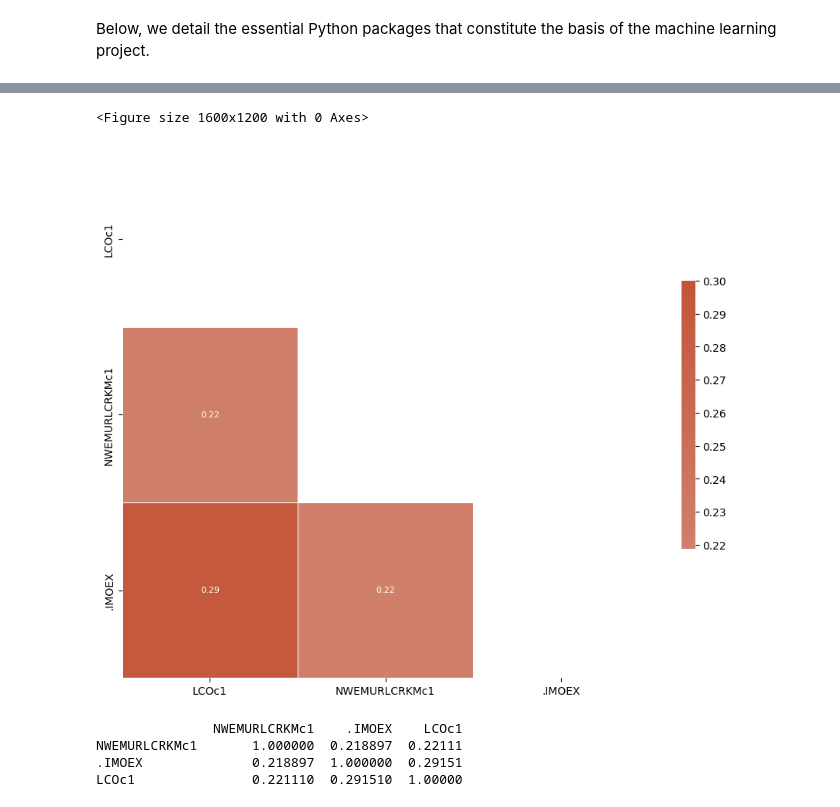
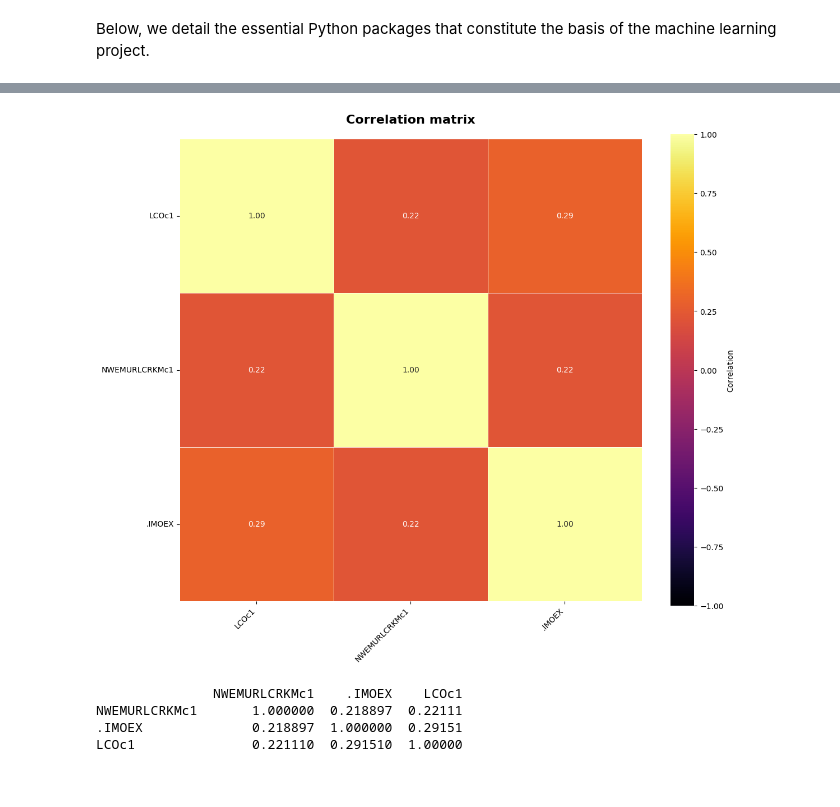
Before and after one commit to Gimkhana/Empirical_Analysis_FM, a Jupyter notebook: Applied_Research_Framework_Git/Applied_projects/Crude_oil_market_analysis/ML_Urals_analysis.ipynb, the cells around one changed output, grey strips where cells are left out. Cells and saved outputs as stored; diff of their text form; code cells hidden in the pictures.

```diff
--- a/Applied_Research_Framework_Git/Applied_projects/Crude_oil_market_analysis/ML_Urals_analysis.ipynb
+++ b/Applied_Research_Framework_Git/Applied_projects/Crude_oil_market_analysis/ML_Urals_analysis.ipynb
@@ -119,33 +117,28 @@ df_urals_zscore = df_urals_standardized[(np.abs(stats.zscore(df_urals_standardiz
 # %%
 import seaborn as sns
 
 correlation_matrix = df_variables_zscore.corr()
 
-# Using seaborn to create a heatmap of the correlation matrix
-plt.figure(figsize=(16, 12))
+plt.figure(figsize=(12, 10))
 
-# Generate a mask for the upper triangle.
-mask = np.triu(np.ones_like(correlation_matrix, dtype=bool))
+sns.heatmap(correlation_matrix,
+            cmap='inferno',
+            vmin=-1,
+            vmax=1,
+            center=0,
+            square=True,
+            linewidths=0.5,
+            annot=True,
+            fmt=".2f",
+            cbar_kws={"label": "Correlation"})
 
-# Set up the matplotlib figure.
-f, ax = plt.subplots(figsize=(11, 9))
-
-# Generate a custom diverging colormap.
-cmap = sns.diverging_palette(230, 20, as_cmap=True)
-
-# Draw the heatmap with the mask and correct aspect ratio.
-sns.heatmap(correlation_matrix, mask=mask, cmap=cmap, vmax=.3, center=0,
-            square=True, linewidths=.5, cbar_kws={"shrink": .5},
-            annot=True, fmt=".2f", annot_kws={"size": 8})
-
-# Adjust the font size of the tick labels for clarity.
-plt.xticks(fontsize=10)
-plt.yticks(fontsize=10)
-
+plt.title('Correlation matrix', fontsize=16, fontweight='bold', pad=20)
+plt.xticks(rotation=45, ha='right')
+plt.yticks(rotation=0)
+plt.tight_layout()
 plt.show()
 # %% [output]
-<Figure size 1600x1200 with 0 Axes>
-[figure, old version]
+[figure, new version]
 # %%
 corr_matrix = df_variables_zscore[['NWEMURLCRKMc1', '.IMOEX','LCOc1']].corr()
 print(corr_matrix)
```
Also changed, not shown: parts of 13 cells of this notebook, 4 other files.
